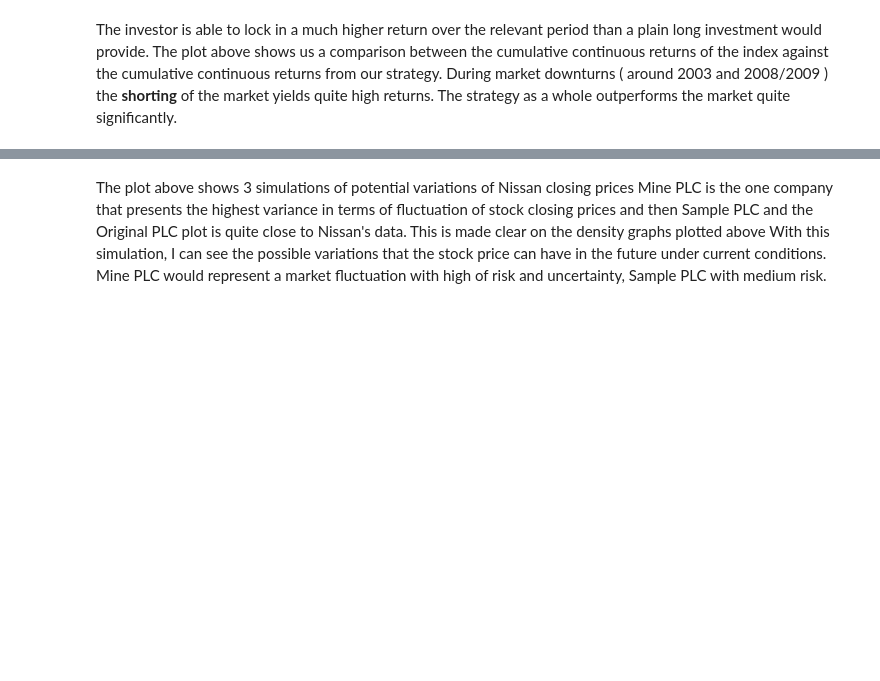
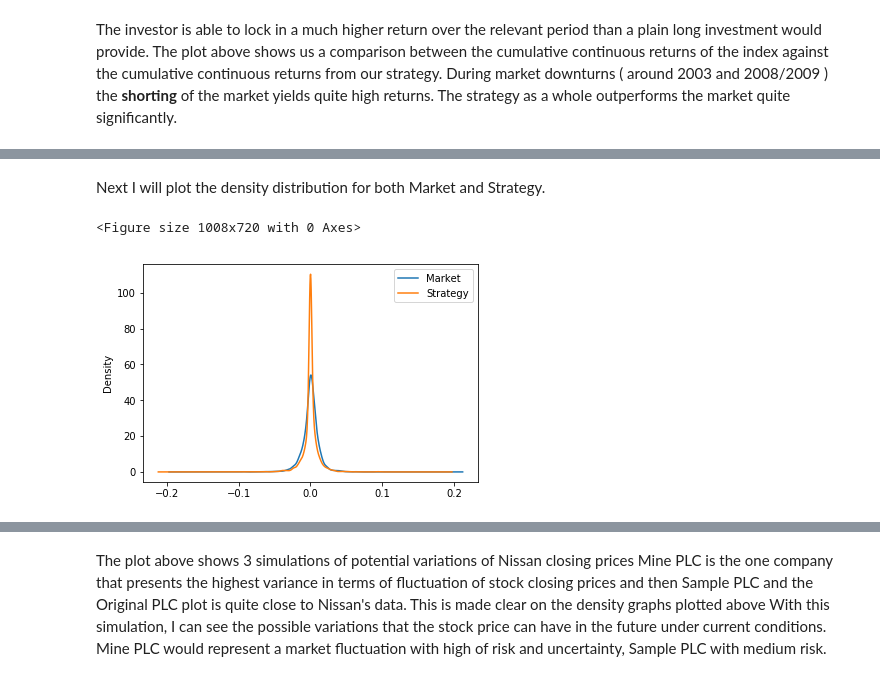
Before and after one commit to MarcoMen-Temp/Programming-Project, a Jupyter notebook: Programming.ipynb, the cells around one changed output, grey strips where cells are left out. Drawn from its saved outputs; the diff is of its cells as text; code cells hidden in the pictures; blank space fills up the shorter version.

```diff
--- a/Programming.ipynb
+++ b/Programming.ipynb
@@ -223,0 +221,9 @@ nissan = nissan.dropna()
+# %% [markdown]
+Next I will plot the density distribution for both Market and Strategy.
+# %%
+plt.figure(figsize=(14,10))
+simul_df[['Market', 'Strategy']].plot.density()
+plt.show()
+# %% [output]
+<Figure size 1008x720 with 0 Axes>
+[figure, added]
```
Also changed, not shown: parts of 23 cells of this notebook.
